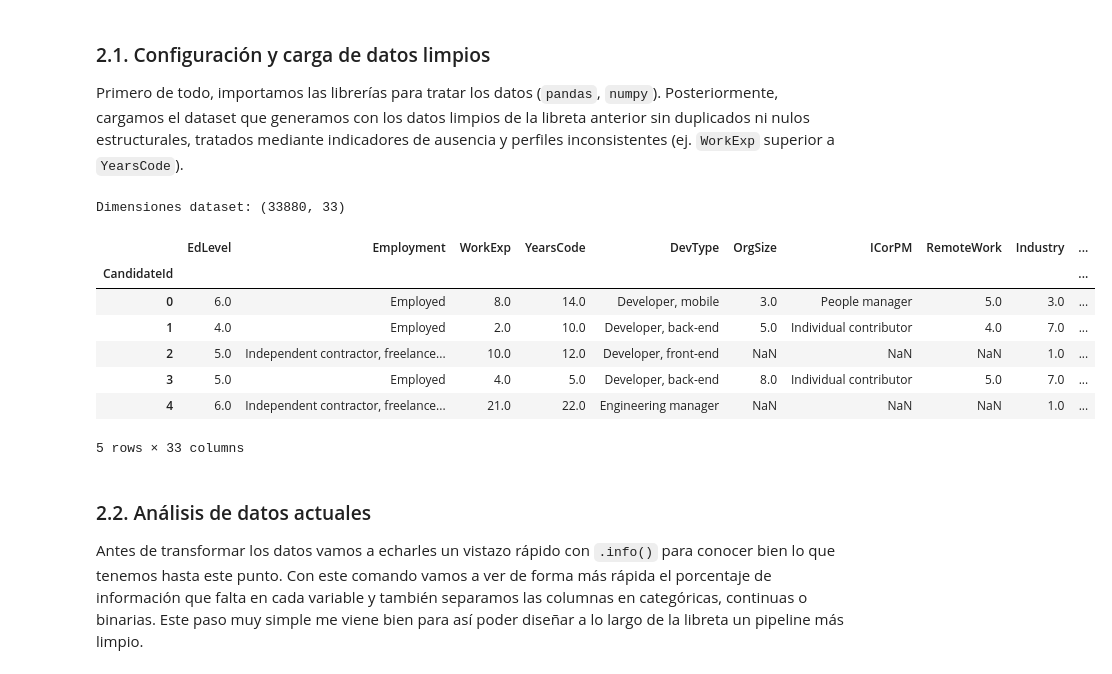
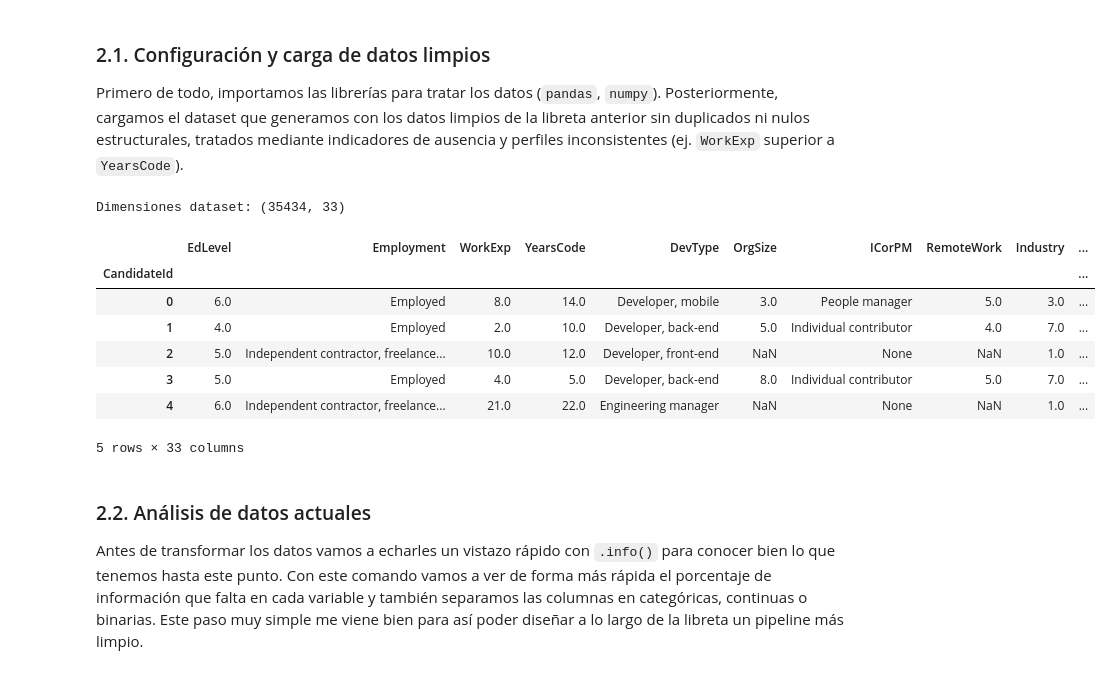
Before and after one commit to Miguel-Angel-SM-Camacho/tfm-miguel-angel, a Jupyter notebook: notebooks/HARD SKILLS/02_FEATURE_ENGINEERING_HARD_SKILLS.ipynb, the cells around one changed output. Saved outputs shown, nothing was run; the diff lists cells and outputs as text; code cells hidden in the pictures.

```diff
--- a/notebooks/HARD SKILLS/02_FEATURE_ENGINEERING_HARD_SKILLS.ipynb
+++ b/notebooks/HARD SKILLS/02_FEATURE_ENGINEERING_HARD_SKILLS.ipynb
@@ -64,19 +64,22 @@ random_state = seed = 42
 warnings.filterwarnings("ignore")
 set_config(transform_output="pandas")
 # %%
-df_feature_engineering_hard = pd.read_csv(config.PROCESSED_EDA_PATH, index_col='CandidateId', low_memory=False)
+df_feature_engineering_hard = pd.read_csv(
+    config.PROCESSED_EDA_PATH, index_col='CandidateId', low_memory=False,
+    keep_default_na=False, na_values=['']
+)
 
 print(f"Dimensiones dataset: {df_feature_engineering_hard.shape}")
 display(df_feature_engineering_hard.head(5))
 # %% [output]
-Dimensiones dataset: (33880, 33)
+Dimensiones dataset: (35434, 33)
 |  | EdLevel | Employment | WorkExp | YearsCode | DevType | OrgSize | ICorPM | RemoteWork | Industry | ... |
 | CandidateId |  |  |  |  |  |  |  |  |  | ... |
 | 0 | 6.0 | Employed | 8.0 | 14.0 | Developer, mobile | 3.0 | People manager | 5.0 | 3.0 | ... |
 | 1 | 4.0 | Employed | 2.0 | 10.0 | Developer, back-end | 5.0 | Individual contributor | 4.0 | 7.0 | ... |
-| 2 | 5.0 | Independent contractor, freelance... | 10.0 | 12.0 | Developer, front-end | NaN | NaN | NaN | 1.0 | ... |
+| 2 | 5.0 | Independent contractor, freelance... | 10.0 | 12.0 | Developer, front-end | NaN | None | NaN | 1.0 | ... |
 | 3 | 5.0 | Employed | 4.0 | 5.0 | Developer, back-end | 8.0 | Individual contributor | 5.0 | 7.0 | ... |
-| 4 | 6.0 | Independent contractor, freelance... | 21.0 | 22.0 | Engineering manager | NaN | NaN | NaN | 1.0 | ... |
+| 4 | 6.0 | Independent contractor, freelance... | 21.0 | 22.0 | Engineering manager | NaN | None | NaN | 1.0 | ... |
 5 rows × 33 columns
 # %% [markdown]
 ### 2.2. Análisis de datos actuales
```
Also changed, not shown: parts of 13 cells of this notebook, 6 other files.
